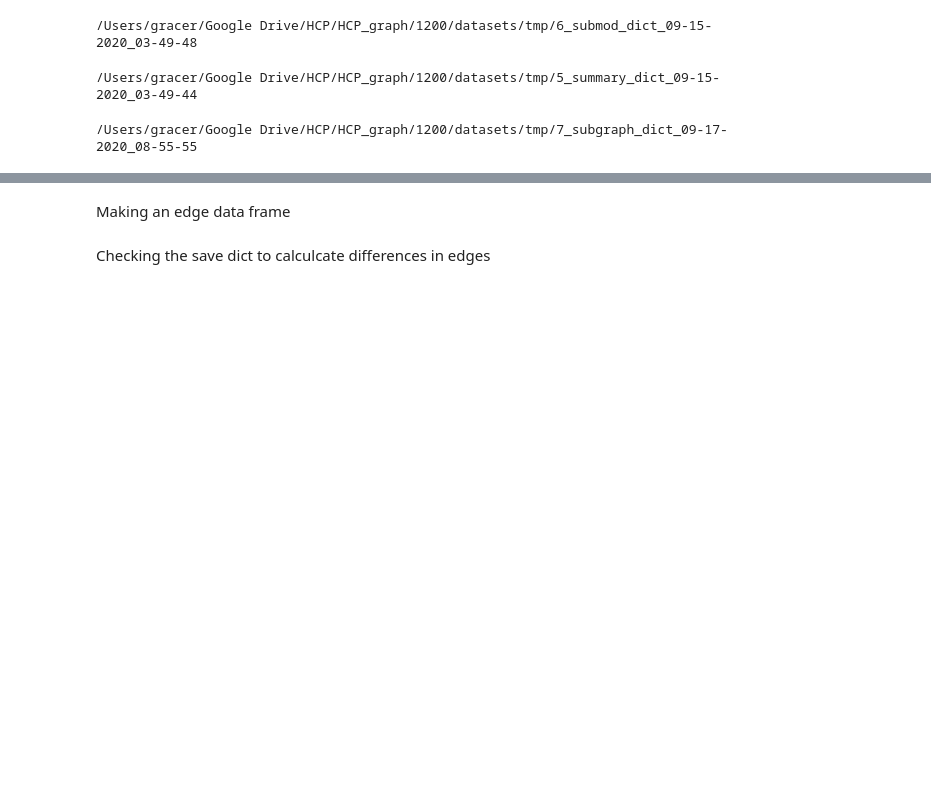
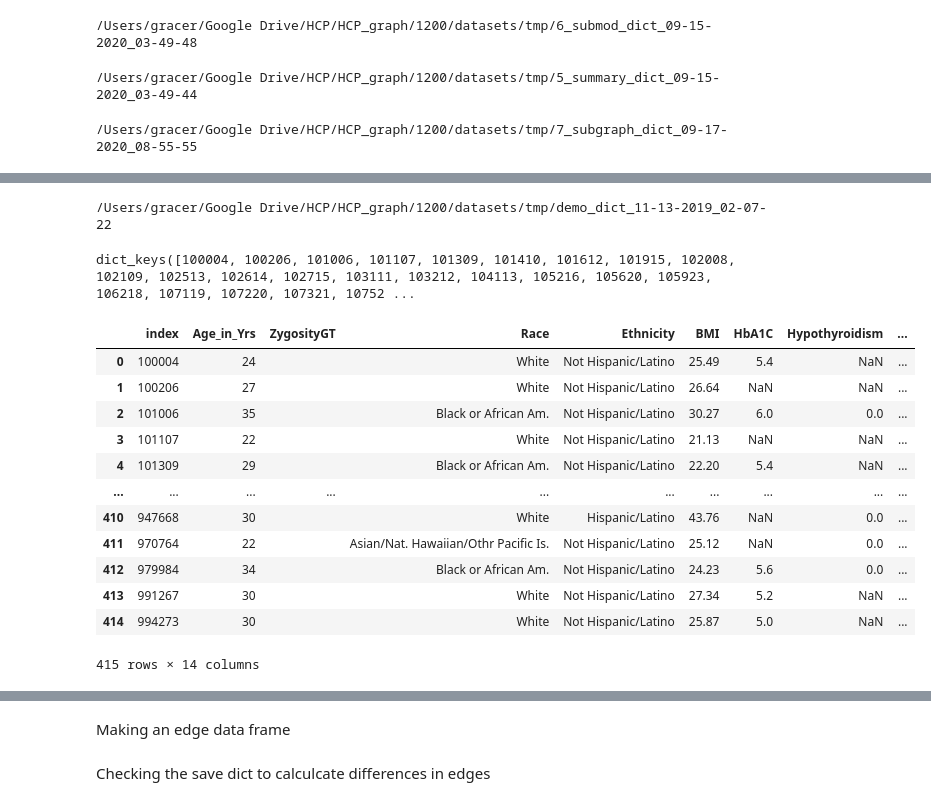
Before and after one commit to grace-shearrer/graph_analysis, a Jupyter notebook: clean_run.ipynb, the cells around one changed output, grey strips where cells are left out. Cells and saved outputs as stored; diff of their text form; code cells hidden in the pictures; blank space fills up the shorter version.

Commit message:
checking demos and stuff

```diff
--- a/clean_run.ipynb
+++ b/clean_run.ipynb
@@ -58,0 +131,30 @@ NodeDataView({2: {'clustering': 0.5991902834008097, 'centrality': 0.004510244577
+# %%
+latest_file=an.find_latest(os.path.join(basepath,'tmp'),'demo*')
+demo_dict=an.onetoughjar(latest_file)
+# %% [output]
+/Users/gracer/Google Drive/HCP/HCP_graph/1200/datasets/tmp/demo_dict_11-13-2019_02-07-22
+# %%
+demo_dict['NR'].keys()
+# %% [output]
+dict_keys([100004, 100206, 101006, 101107, 101309, 101410, 101612, 101915, 102008, 102109, 102513, 102614, 102715, 103111, 103212, 104113, 105216, 105620, 105923, 106218, 107119, 107220, 107321, 10752 ...
+# %%
+demo_df = pd.DataFrame.from_dict(demo_dict['NR'], orient='index')
+# %%
+demo_df['subject'] = demo_df.index
+demo_df.reset_index(inplace = True)
+# %%
+demo_df
+# %% [output]
+|  | index | Age_in_Yrs | ZygosityGT | Race | Ethnicity | BMI | HbA1C | Hypothyroidism | ... |
+| 0 | 100004 | 24 |  | White | Not Hispanic/Latino | 25.49 | 5.4 | NaN | ... |
+| 1 | 100206 | 27 |  | White | Not Hispanic/Latino | 26.64 | NaN | NaN | ... |
+| 2 | 101006 | 35 |  | Black or African Am. | Not Hispanic/Latino | 30.27 | 6.0 | 0.0 | ... |
+| 3 | 101107 | 22 |  | White | Not Hispanic/Latino | 21.13 | NaN | NaN | ... |
+| 4 | 101309 | 29 |  | Black or African Am. | Not Hispanic/Latino | 22.20 | 5.4 | NaN | ... |
+| ... | ... | ... | ... | ... | ... | ... | ... | ... | ... |
+| 410 | 947668 | 30 |  | White | Hispanic/Latino | 43.76 | NaN | 0.0 | ... |
+| 411 | 970764 | 22 |  | Asian/Nat. Hawaiian/Othr Pacific Is. | Not Hispanic/Latino | 25.12 | NaN | 0.0 | ... |
+| 412 | 979984 | 34 |  | Black or African Am. | Not Hispanic/Latino | 24.23 | 5.6 | 0.0 | ... |
+| 413 | 991267 | 30 |  | White | Not Hispanic/Latino | 27.34 | 5.2 | NaN | ... |
+| 414 | 994273 | 30 |  | White | Not Hispanic/Latino | 25.87 | 5.0 | NaN | ... |
+415 rows × 14 columns
```
Also changed, not shown: parts of 13 cells of this notebook, 2 other files.
